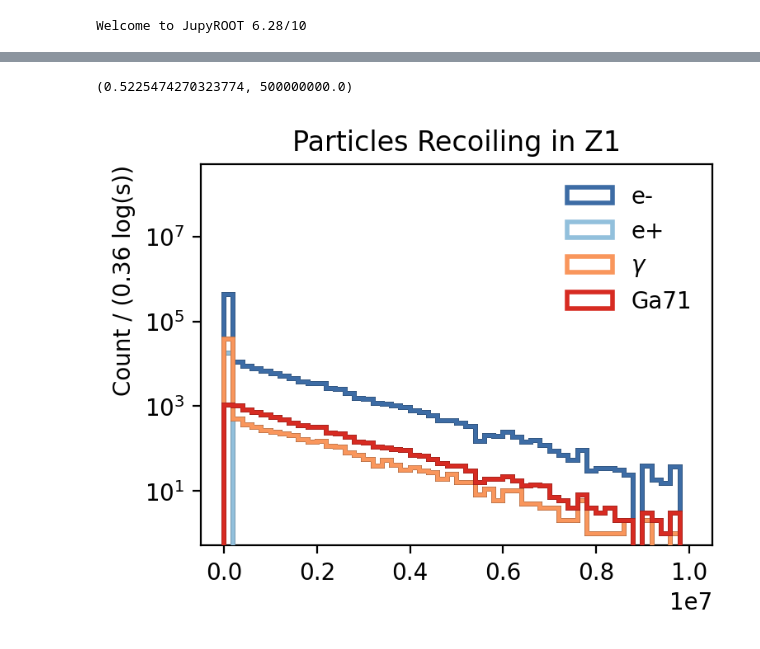
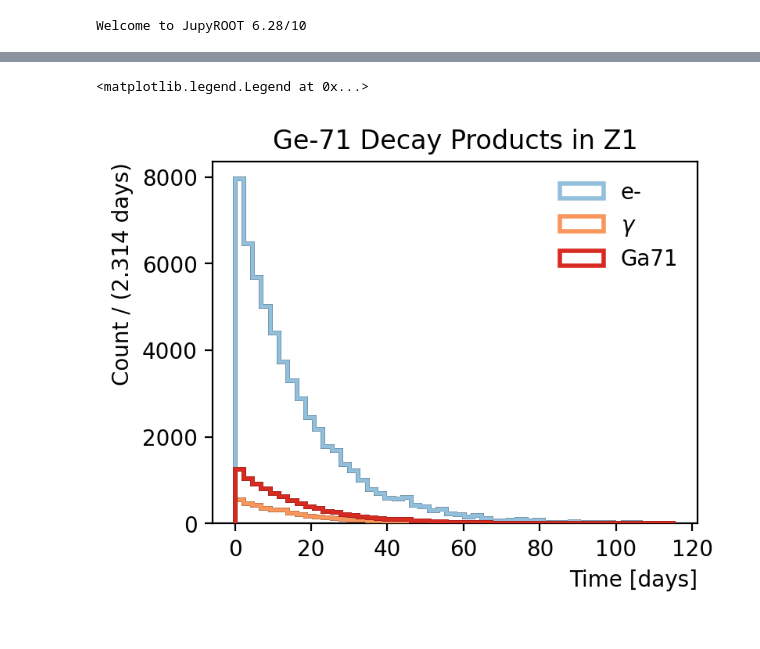
Before and after one commit to perry5334/CDMS, a Jupyter notebook: notebooks/CUTE/Ge71_Lines/Ge71_Activation_Lines_Sim.ipynb, the cells around one changed output, grey strips where cells are left out. Saved outputs shown, nothing was run; the diff lists cells and outputs as text; code cells hidden in the pictures.

```diff
--- a/notebooks/CUTE/Ge71_Lines/Ge71_Activation_Lines_Sim.ipynb
+++ b/notebooks/CUTE/Ge71_Lines/Ge71_Activation_Lines_Sim.ipynb
@@ -120,3 +109,20 @@ plt.ylim(None, 5e7)
+# %%
+det = 1
+mczipFrame = CDataFrame(f"mczip{det}", mczip1files)
+mcDecaysFrame = CDataFrame(f"mcDecays{det}", mcDecays1files)
+#mcFluxCounterFrame = CDataFrame(f"mcFluxCounter{det}", mcFluxCounter1files)
+# %%
+mczip = mczipFrame.AsNumpy(branches)
+mcDecays = mcDecaysFrame.AsNumpy(branches)
+#mcFluxCounter = mcFluxCounterFrame.AsNumpy(branches + ['InOut'])
+# %%
+mcDecaysTimeCut = (mcDecays['Time1'] < 5e16) & (mcDecays['Time1'] > 5e10)
+mczipTimeCut = (mczip['Time1'] < 5e16) & (mczip['Time1'] > 5e10)
+#mcFluxCounterTimeCut = (mcFluxCounter['Time1'] < 5e16) & (mcFluxCounter['Time1'] > 5e10)
+mcDecays['KEsum'] = np.array([mcDecays['KE'][mcDecays['EventNum'] == event].sum() for event in np.unique(mcDecays['EventNum'])])
+mczip['Edepsum'] = np.array([mczip['Edep'][mczip['EventNum'] == event].sum() for event in np.unique(mczip['EventNum'])])
+# %%
+fourColors = ['#3D6CA5', '#92C0DC', '#F9965C', '#D72B22']
 # %%
 plt.figure(figsize=(4,3), dpi=200)
 Time_electron = mczip['Time1'][mczip['PName'] == 'e-']*1e-9
@@ -152,28 +158,25 @@ plt.ylim(None, 5e8)
 # %%
 plt.figure(figsize=(4,3), dpi=200)
-Time_electron = mczip['Time1'][mczip['PName'] == 'e-']*1e-9
-Time_positron = mczip['Time1'][mczip['PName'] == 'e+']*1e-9
-Time_gamma = mczip['Time1'][mczip['PName'] == 'gamma']*1e-9
-Time_Ga71 = mczip['Time1'][mczip['PName'] == 'Ga71']*1e-9
-TimeBins = np.linspace(0,1e7, 51)
+s2day = 1.157e-5
+Time_electron = mcDecays['Time1'][mcDecays['PName'] == 'e-']*1e-9*s2day
+Time_positron = mcDecays['Time1'][mcDecays['PName'] == 'e+']*1e-9*s2day
+Time_gamma = mcDecays['Time1'][mcDecays['PName'] == 'gamma']*1e-9*s2day
+Time_Ga71 = mcDecays['Time1'][mcDecays['PName'] == 'Ga71']*1e-9*s2day
+TimeBins = np.linspace(0,1e7*s2day, 51)
 
-plt.hist(Time_electron, bins = TimeBins, label = 'e-', histtype = 'step', lw = 2, zorder = 1, color = fourColors[0])
+plt.hist(Time_electron, bins = TimeBins, label = 'e-', histtype = 'step', lw = 2, zorder = 1, color = fourColors[1])
 plt.hist(Time_electron, bins = TimeBins, histtype = 'step', lw = 2.1, color = 'black', zorder = 0)
-plt.hist(Time_positron, bins = TimeBins, label = 'e+', histtype = 'step', lw = 2, zorder = 3, color = fourColors[1])
-plt.hist(Time_positron, bins = TimeBins, histtype = 'step', lw = 2.1, color = 'black', zorder = 2)
 plt.hist(Time_gamma, bins = TimeBins, label = r'$\gamma$', histtype = 'step', lw = 2, zorder = 5, color = fourColors[2])
 plt.hist(Time_gamma, bins = TimeBins, histtype = 'step', lw = 2.1, color = 'black', zorder = 4)
 plt.hist(Time_Ga71, bins = TimeBins, label = 'Ga71', histtype = 'step', lw = 2, zorder = 7, color = fourColors[3])
 plt.hist(Time_Ga71, bins = TimeBins, histtype = 'step', lw = 2.1, color = 'black', zorder = 6)
 
-#plt.xlabel('Time [log(s)]')
-plt.ylabel('Count / (0.36 log(s))')
-plt.title('Particles Recoiling in Z1')
-#plt.xscale('log')
-#plt.xticks([1e-8, 1e-5, 1e-2, 1e1, 1e4, 1e7], ['-8', '-5', '-2', '1', '4', '7'])
-plt.yscale('log')
+plt.xlabel('Time [days]')
+plt.ylabel('Count / (2.314 days)')
+plt.title('Ge-71 Decay Products in Z1')
+#plt.yscale('log')
 plt.legend(loc = 'upper right')
-plt.ylim(None, 5e8)
+#plt.ylim(None, 150)
 # %% [output]
-(0.5225474270323774, 500000000.0)
+<matplotlib.legend.Legend at 0x...>
-[figure, old version]
+[figure, new version]
```
Also changed, not shown: parts of 62 cells of this notebook, 7 other files.
